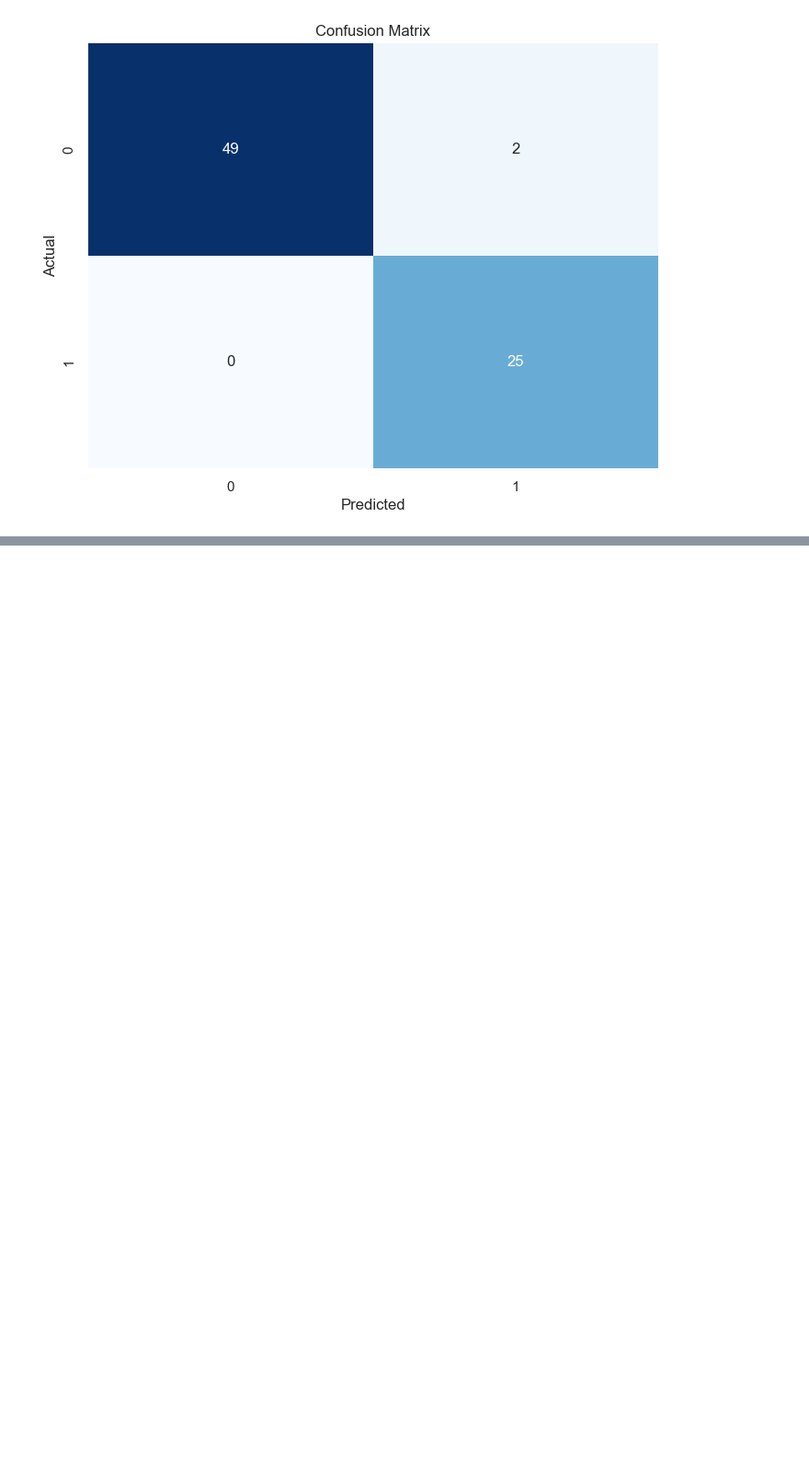
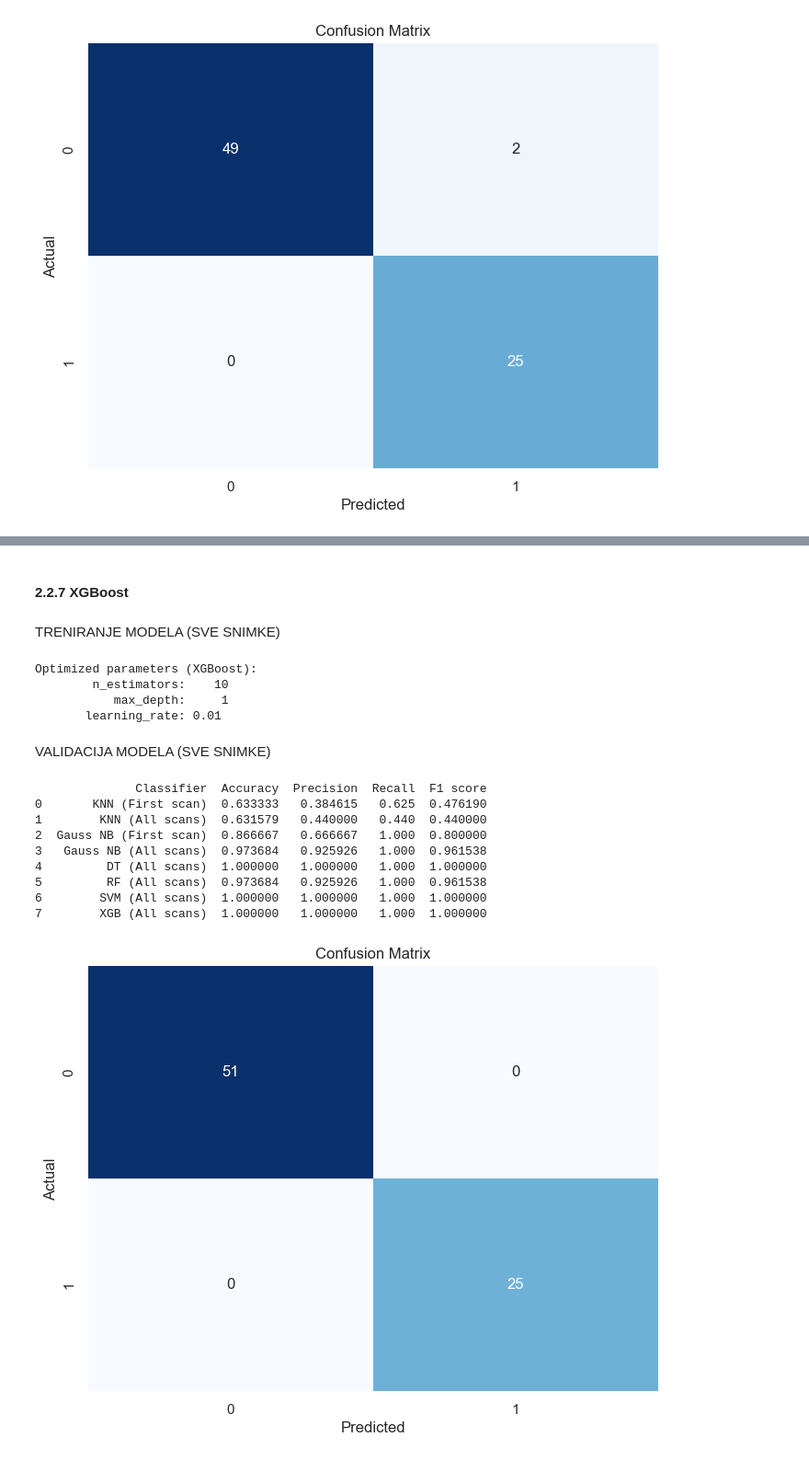
Before and after one commit to bnikolic2/Early-Stage-Alzheimer-s-Disease-Prediction-Using-Machine-Learning-Models, a Jupyter notebook: prosirenje.ipynb, the cells around one changed output, grey strips where cells are left out. Shown at 92% size. Drawn from its saved outputs; the diff is of its cells as text; code cells hidden in the pictures; blank space fills up the shorter version.

```diff
--- a/prosirenje.ipynb
+++ b/prosirenje.ipynb
@@ -862,0 +1063,74 @@ plt.show()
+# %% [markdown]
+#### 2.2.7 XGBoost
+# %% [markdown]
+TRENIRANJE MODELA (SVE SNIMKE)
+# %%
+from sklearn.ensemble import GradientBoostingClassifier
+
+xgb_parameters = {
+    "learning_rate": [0.01, 0.05, 0.1,0.25, 0.5],
+    "max_depth":range(1,9),
+    "n_estimators":range(10,100,5)
+}
+
+xgb_clf= GradientBoostingClassifier(random_state=42)
+
+xgb_gs_f1 = GridSearchCV(xgb_clf, xgb_parameters, cv = k, n_jobs = 8, scoring='f1')
+xgb_gs_f1.fit(Xas_train, yas_train)
+
+# Best parameters
+best_n_estim = xgb_gs_f1.best_params_['n_estimators']
+best_depth = xgb_gs_f1.best_params_['max_depth']
+best_learning_rate = xgb_gs_f1.best_params_['learning_rate']
+print("Optimized parameters (XGBoost): ")
+print(f'{"n_estimators":>20}:{best_n_estim:>6}')
+print(f'{"max_depth":>20}:{best_depth:>6}')
+print(f'{"learning_rate":>20}: {str(best_learning_rate):>4}')
+# %% [output]
+Optimized parameters (XGBoost):
+        n_estimators:    10
+           max_depth:     1
+       learning_rate: 0.01
+# %% [markdown]
+VALIDACIJA MODELA (SVE SNIMKE)
+# %%
+xgb_optimized_clf = GradientBoostingClassifier(n_estimators=best_n_estim,
+                                                      max_depth=best_depth,
+                                                      learning_rate=best_learning_rate,
+                                                      random_state=42)
+
+xgb_optimized_clf.fit(Xas_train, yas_train)
+
+# Prediction on test set
+yas_pred = xgb_optimized_clf.predict(Xas_test)
+
+accuracy = accuracy_score(yas_test, yas_pred)
+precision = precision_score(yas_test, yas_pred)
+recall = recall_score(yas_test, yas_pred)
+f1 = f1_score(yas_test, yas_pred)
+
+# Add to metrics_table
+metric_table.loc[len(metric_table)] = ['XGB (All scans)', accuracy, precision, recall, f1]
+
+# Confusion matrix
+conf_matrix = confusion_matrix(yas_test, yas_pred)
+# %%
+print(metric_table)
+
+plt.figure(figsize=(8, 6))
+sns.heatmap(conf_matrix, annot=True, cmap='Blues', fmt='d', cbar=False)
+plt.xlabel('Predicted')
+plt.ylabel('Actual')
+plt.title('Confusion Matrix')
+plt.show()
+# %% [output]
+              Classifier  Accuracy  Precision  Recall  F1 score
+0       KNN (First scan)  0.633333   0.384615   0.625  0.476190
+1        KNN (All scans)  0.631579   0.440000   0.440  0.440000
+2  Gauss NB (First scan)  0.866667   0.666667   1.000  0.800000
+3   Gauss NB (All scans)  0.973684   0.925926   1.000  0.961538
+4         DT (All scans)  1.000000   1.000000   1.000  1.000000
+5         RF (All scans)  0.973684   0.925926   1.000  0.961538
+6        SVM (All scans)  1.000000   1.000000   1.000  1.000000
+7        XGB (All scans)  1.000000   1.000000   1.000  1.000000
+[figure, added]
```
Also changed, not shown: parts of 36 cells of this notebook.
